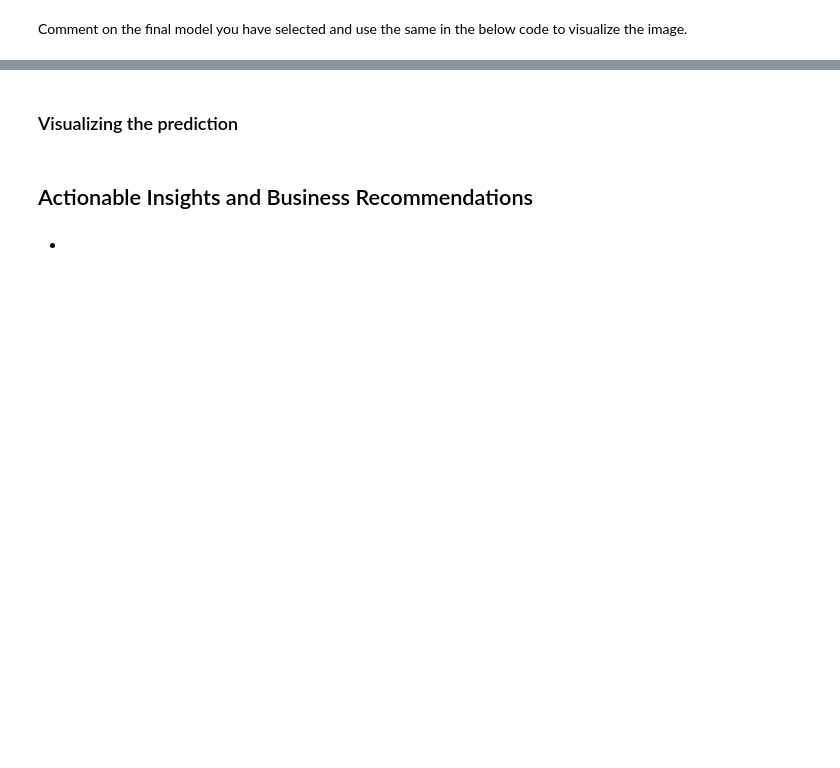
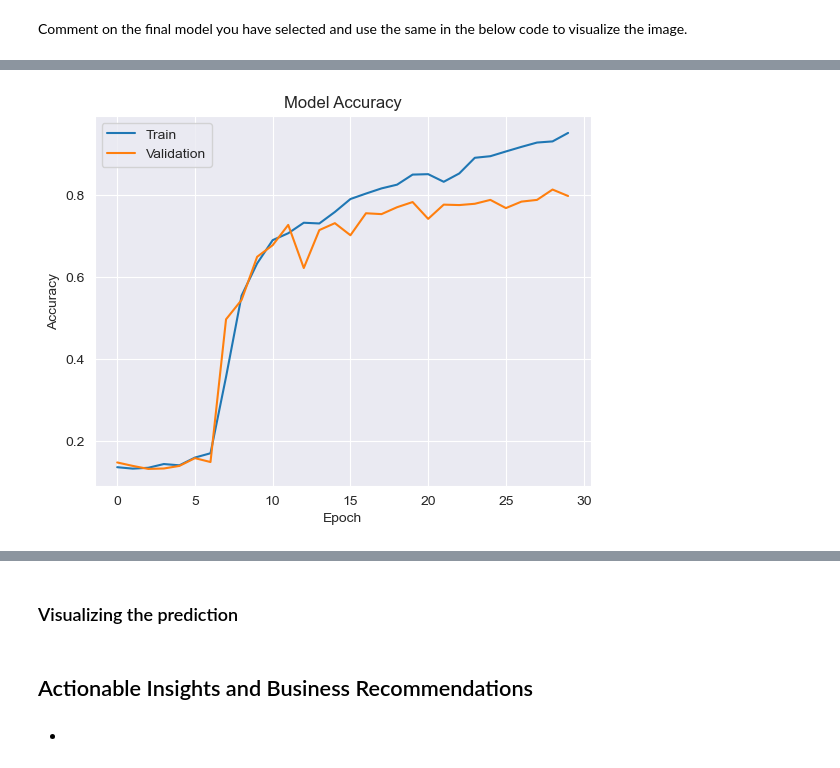
Before and after one commit to Go-routine-4595/Plant-Seedling-Classification, a Jupyter notebook: CV_Project_Full_Code_Notebook.ipynb, the cells around one changed output, grey strips where cells are left out. Cells and saved outputs as stored; diff of their text form; code cells hidden in the pictures; blank space fills up the shorter version.

```diff
--- a/CV_Project_Full_Code_Notebook.ipynb
+++ b/CV_Project_Full_Code_Notebook.ipynb
@@ -332,2 +452,8 @@ def augment_image(image):
 # %% [markdown]
 Comment on the final model you have selected and use the same in the below code to visualize the image.
+# %%
+image_def = X_train[0].shape
+image_height = image_def[0]
+image_width = image_def[1]
+num_channels = image_def[2]
+print(f'Image size: {image_height} x {image_width} x {num_channels}')
@@ -333,0 +466,21 @@ Comment on the final model you have selected and use the same in the below code
+# %%
+
+model_1 = tf.keras.Sequential([
+    Input(shape=(image_height, image_width, num_channels)),
+    Conv2D(32, (3, 3), activation='relu'),
+    MaxPooling2D((2, 2)),
+    Conv2D(64, (3, 3), activation='relu'),
+    MaxPooling2D((2, 2)),
+    Conv2D(64, (3, 3), activation='relu'),
+    Flatten(),
+    Dense(64, activation='relu'),
+    Dense(num_classes, activation='softmax')
+])
+# %%
+# Using SGD Optimizer
+# opt = SGD(learning_rate=0.01, momentum=0.9)
+opt=Adam()
+# Compile model
+model_1.compile(optimizer=opt, loss='categorical_crossentropy', metrics=['accuracy'])
+# Generating the summary of the model
+model_1.summary()
@@ -333,0 +511,7 @@ Comment on the final model you have selected and use the same in the below code
+# %%
+history_model_1 = model_1.fit(
+    train_dataset,
+    epochs=30,
+    validation_data=(X_val, y_val),
+    callbacks=[learning_rate_reduction]
+)
@@ -333,0 +536,10 @@ Comment on the final model you have selected and use the same in the below code
+# %%
+plt.plot(history_model_1.history['accuracy'])
+plt.plot(history_model_1.history['val_accuracy'])
+plt.title('Model Accuracy')
+plt.ylabel('Accuracy')
+plt.xlabel('Epoch')
+plt.legend(['Train', 'Validation'], loc='upper left')
+plt.show()
+# %% [output]
+[figure, added]
```
Also changed, not shown: parts of 35 cells of this notebook, 1 other file.
